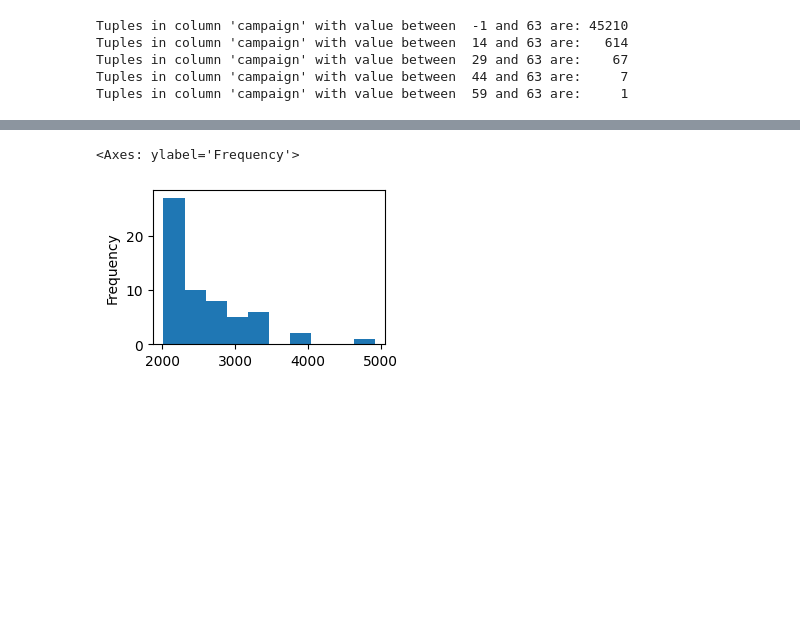
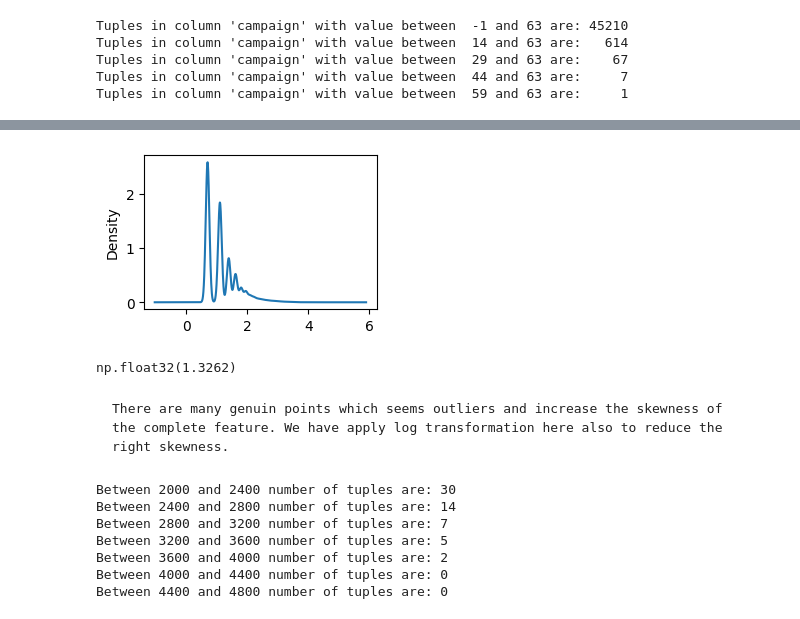
Before and after one commit to Padhanaya/apex-project2, a Jupyter notebook: apex.ipynb, the cells around one changed output, grey strips where cells are left out. Saved outputs shown, nothing was run; the diff lists cells and outputs as text; code cells hidden in the pictures; blank space fills up the shorter version.

````diff
--- a/apex.ipynb
+++ b/apex.ipynb
@@ -264,7 +294,34 @@ df['campaign'] = np.clip(df['campaign'], -1, 30)
+# %%
+# Applying log transformation to reduce skewness
+df["campaign"] = np.log1p(df['campaign'])
+# %%
+# To check post transformation skewness.
+df["campaign"].plot(kind = "kde", figsize = (3,2))
+plt.show()
+# %% [output]
+[figure, added]
+# %%
+# checking skewness after applying log transformation
+df["campaign"].skew()
+# %% [output]
+np.float32(1.3262)
+# %% [markdown]
+```
+There are many genuin points which seems outliers and increase the skewness of the complete feature. We have apply log transformation here also to reduce the right skewness.
+```
 # %%
 # Checking outliers in column "duration"
-df[(df["duration"] <= 4918 ) & (df["duration"] > 2000 )]["duration"].plot(kind = "hist", figsize=(3,2))
+old = 0
+for i in range(2400, 4918, 400):
+    A = df[(df["duration"] <= i ) & (df["duration"] > 2000 )]["duration"].shape[0]
+    print(f"Between {i-400:3} and {i:3} number of tuples are: {A - old}")
+    old = A
 # %% [output]
-<Axes: ylabel='Frequency'>
+Between 2000 and 2400 number of tuples are: 30
+Between 2400 and 2800 number of tuples are: 14
+Between 2800 and 3200 number of tuples are: 7
+Between 3200 and 3600 number of tuples are: 5
+Between 3600 and 4000 number of tuples are: 2
+Between 4000 and 4400 number of tuples are: 0
+Between 4400 and 4800 number of tuples are: 0
-[figure, removed]
 # %%
````
Also changed, not shown: parts of 25 cells of this notebook.
